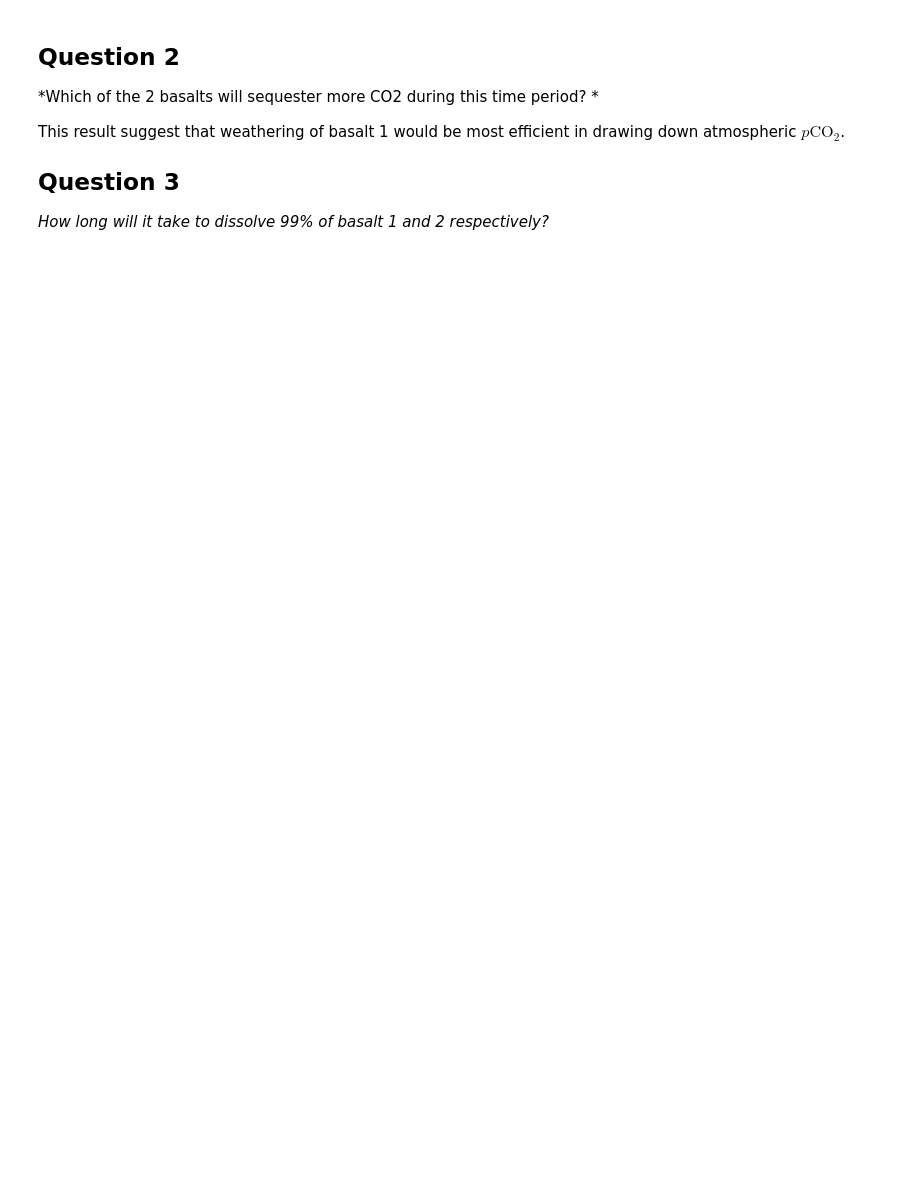
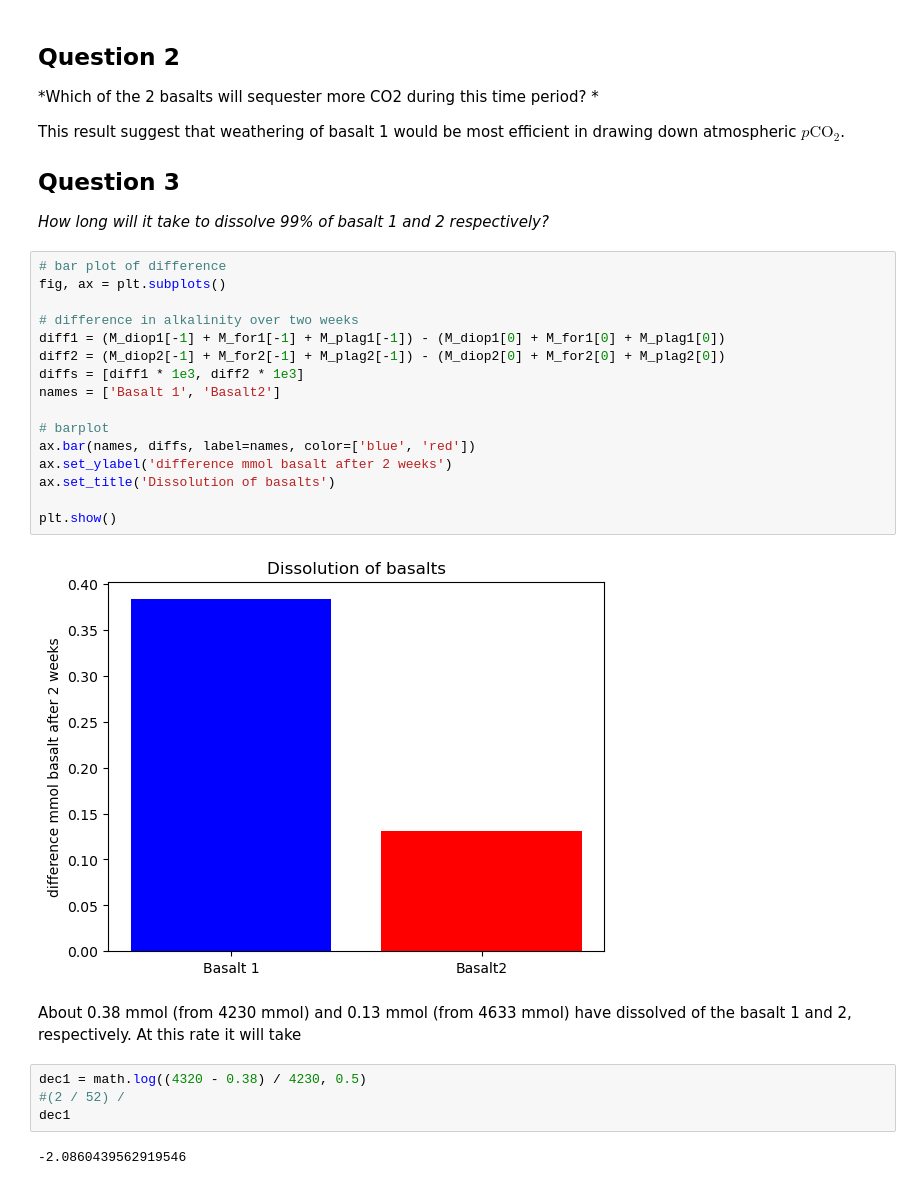
Before and after one commit to MartinSchobben/exercise_uantwerp, a Jupyter notebook: exercise_uantwerpen.ipynb, the cells around one changed output. Saved outputs shown, nothing was run; the diff lists cells and outputs as text; blank space fills up the shorter version.

```diff
--- a/exercise_uantwerpen.ipynb
+++ b/exercise_uantwerpen.ipynb
@@ -319,3 +372,29 @@ This result suggest that weathering of basalt 1 would be most efficient in drawi
 ## Question 3
 
 *How long will it take to dissolve 99% of basalt 1 and 2 respectively?*
+# %%
+# bar plot of difference
+fig, ax = plt.subplots()
+
+# difference in alkalinity over two weeks
+diff1 = (M_diop1[-1] + M_for1[-1] + M_plag1[-1]) - (M_diop1[0] + M_for1[0] + M_plag1[0])
+diff2 = (M_diop2[-1] + M_for2[-1] + M_plag2[-1]) - (M_diop2[0] + M_for2[0] + M_plag2[0])
+diffs = [diff1 * 1e3, diff2 * 1e3]
+names = ['Basalt 1', 'Basalt2']
+
+# barplot
+ax.bar(names, diffs, label=names, color=['blue', 'red'])
+ax.set_ylabel('difference mmol basalt after 2 weeks')
+ax.set_title('Dissolution of basalts')
+
+plt.show()
+# %% [output]
+[figure, added]
+# %% [markdown]
+About 0.38 mmol (from 4230 mmol) and 0.13 mmol (from 4633 mmol) have dissolved of the basalt 1 and 2, respectively. At this rate it will take
+# %%
+dec1 = math.log((4320 - 0.38) / 4230, 0.5)
+#(2 / 52) /
+dec1
+# %% [output]
+-2.0860439562919546
```
Also changed, not shown: parts of 13 cells of this notebook, 2 other files.
